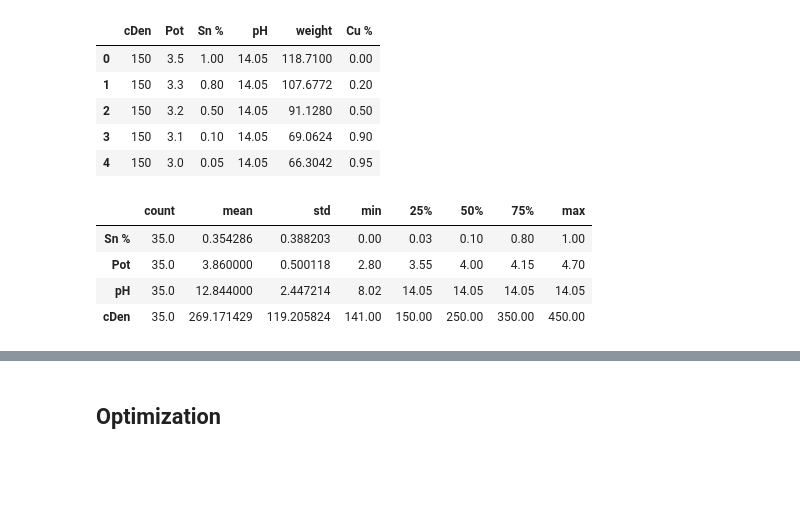
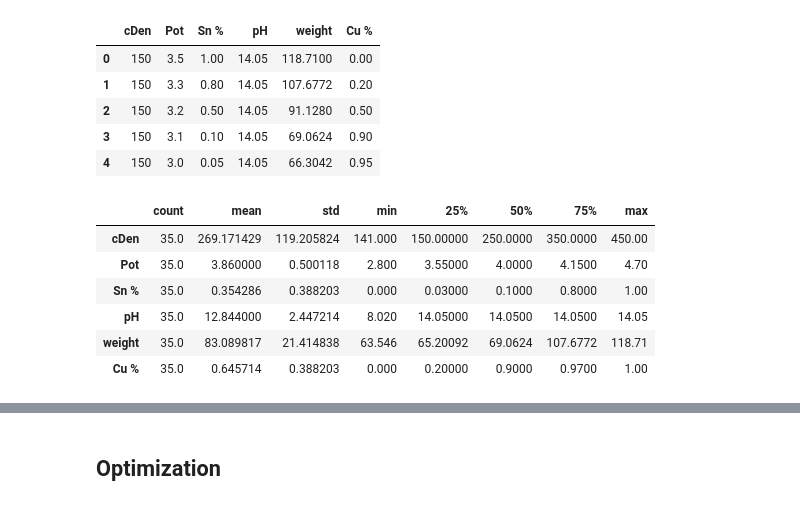
Before and after one commit to EnthusiasticTeslim/ReductElectro, a Jupyter notebook: neuralnetwork/feh/optimization.ipynb, the cells around one changed output, grey strips where cells are left out. Drawn from its saved outputs; the diff is of its cells as text; code cells hidden in the pictures; blank space fills up the shorter version.

```diff
--- a/neuralnetwork/feh/optimization.ipynb
+++ b/neuralnetwork/feh/optimization.ipynb
@@ -26,9 +26,9 @@ fig_size = (8, 4)
 # %% [markdown]
 ## Data
 # %%
-data = pd.read_csv('../data/cleaned_data.csv')
-data.drop(columns=['S/N', 'C2H4', 'CO', 'H2', 'EtoH', 'FORM'], inplace=True)
-data.head()
+feature_data = pd.read_csv('./data/cleaned_data.csv')
+feature_data.drop(columns=['S/N', 'C2H4', 'CO', 'H2', 'EtoH', 'FORM'], inplace=True)
+feature_data.head()
 # %% [output]
 |  | cDen | Pot | Sn % | pH | weight | Cu % |
 | 0 | 150 | 3.5 | 1.00 | 14.05 | 118.7100 | 0.00 |
@@ -36,11 +36,14 @@ data.head()
 | 2 | 150 | 3.2 | 0.50 | 14.05 | 91.1280 | 0.50 |
 | 3 | 150 | 3.1 | 0.10 | 14.05 | 69.0624 | 0.90 |
 | 4 | 150 | 3.0 | 0.05 | 14.05 | 66.3042 | 0.95 |
-# %%
-data[['Sn %', 'Pot', 'pH', 'cDen']].describe().transpose()
-# %% [output]
-|  | count | mean | std | min | 25% | 50% | 75% | max |
-| Sn % | 35.0 | 0.354286 | 0.388203 | 0.00 | 0.03 | 0.10 | 0.80 | 1.00 |
-| Pot | 35.0 | 3.860000 | 0.500118 | 2.80 | 3.55 | 4.00 | 4.15 | 4.70 |
-| pH | 35.0 | 12.844000 | 2.447214 | 8.02 | 14.05 | 14.05 | 14.05 | 14.05 |
-| cDen | 35.0 | 269.171429 | 119.205824 | 141.00 | 150.00 | 250.00 | 350.00 | 450.00 |
+# %%
+feature_data = feature_data[['cDen', 'Pot', 'Sn %', 'pH', 'weight', 'Cu %']]
+feature_data.describe().transpose()
+# %% [output]
+|  | count | mean | std | min | 25% | 50% | 75% | max |
+| cDen | 35.0 | 269.171429 | 119.205824 | 141.000 | 150.00000 | 250.0000 | 350.0000 | 450.00 |
+| Pot | 35.0 | 3.860000 | 0.500118 | 2.800 | 3.55000 | 4.0000 | 4.1500 | 4.70 |
+| Sn % | 35.0 | 0.354286 | 0.388203 | 0.000 | 0.03000 | 0.1000 | 0.8000 | 1.00 |
+| pH | 35.0 | 12.844000 | 2.447214 | 8.020 | 14.05000 | 14.0500 | 14.0500 | 14.05 |
+| weight | 35.0 | 83.089817 | 21.414838 | 63.546 | 65.20092 | 69.0624 | 107.6772 | 118.71 |
+| Cu % | 35.0 | 0.645714 | 0.388203 | 0.000 | 0.20000 | 0.9000 | 0.9700 | 1.00 |
```
Also changed, not shown: parts of 22 cells of this notebook.
